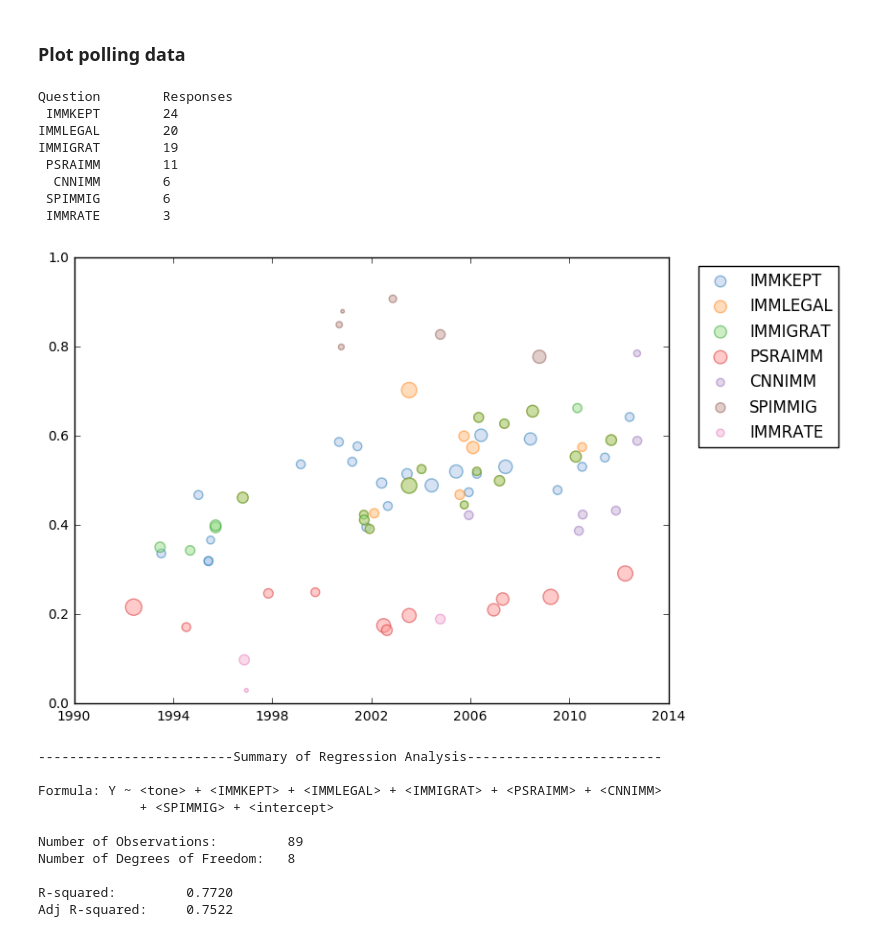
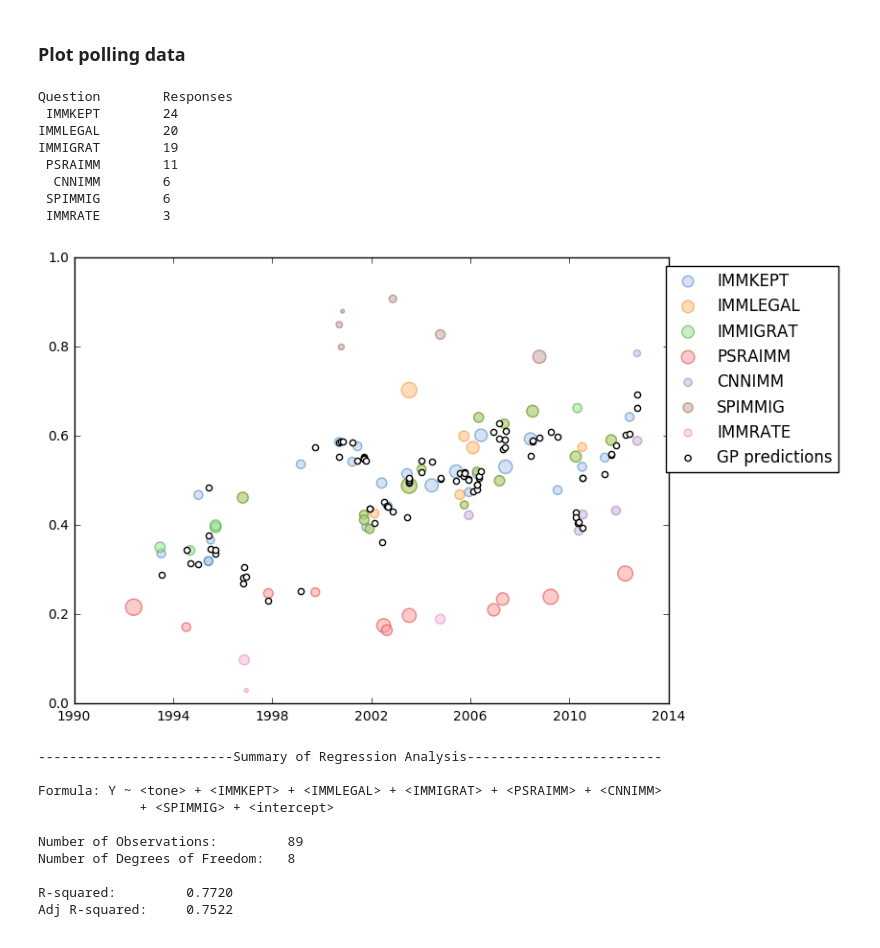
Before and after one commit to dallascard/predicting_public_opinion, a Jupyter notebook: immigration.ipynb, the cells around one changed output. Drawn from its saved outputs; the diff is of its cells as text; code cells hidden in the pictures.

```diff
--- a/immigration.ipynb
+++ b/immigration.ipynb
@@ -109,18 +167,18 @@ max     1.000000   1.000000   1.000000   1.000000   1.000000
 # %%
 reload(plotting)
 
-plotting.plot_polling_data(combined)
+plotting.plot_polling_data(combined, plot_gp_pred=True)
 print ""
 # %% [output]
 Question        Responses
  IMMKEPT        24
 IMMLEGAL        20
 IMMIGRAT        19
  PSRAIMM        11
   CNNIMM        6
  SPIMMIG        6
  IMMRATE        3
-[figure, old version]
+[figure, new version]
 # %%
 # create a "salient" variable that is 1 if the number of stories per quarter >= 350, otherwise 0
 combined['salient'] = combined.apply(lambda row: int(row['stories'] >= 170), axis=1)
```
Also changed, not shown: parts of 7 cells of this notebook, 2 other files.
